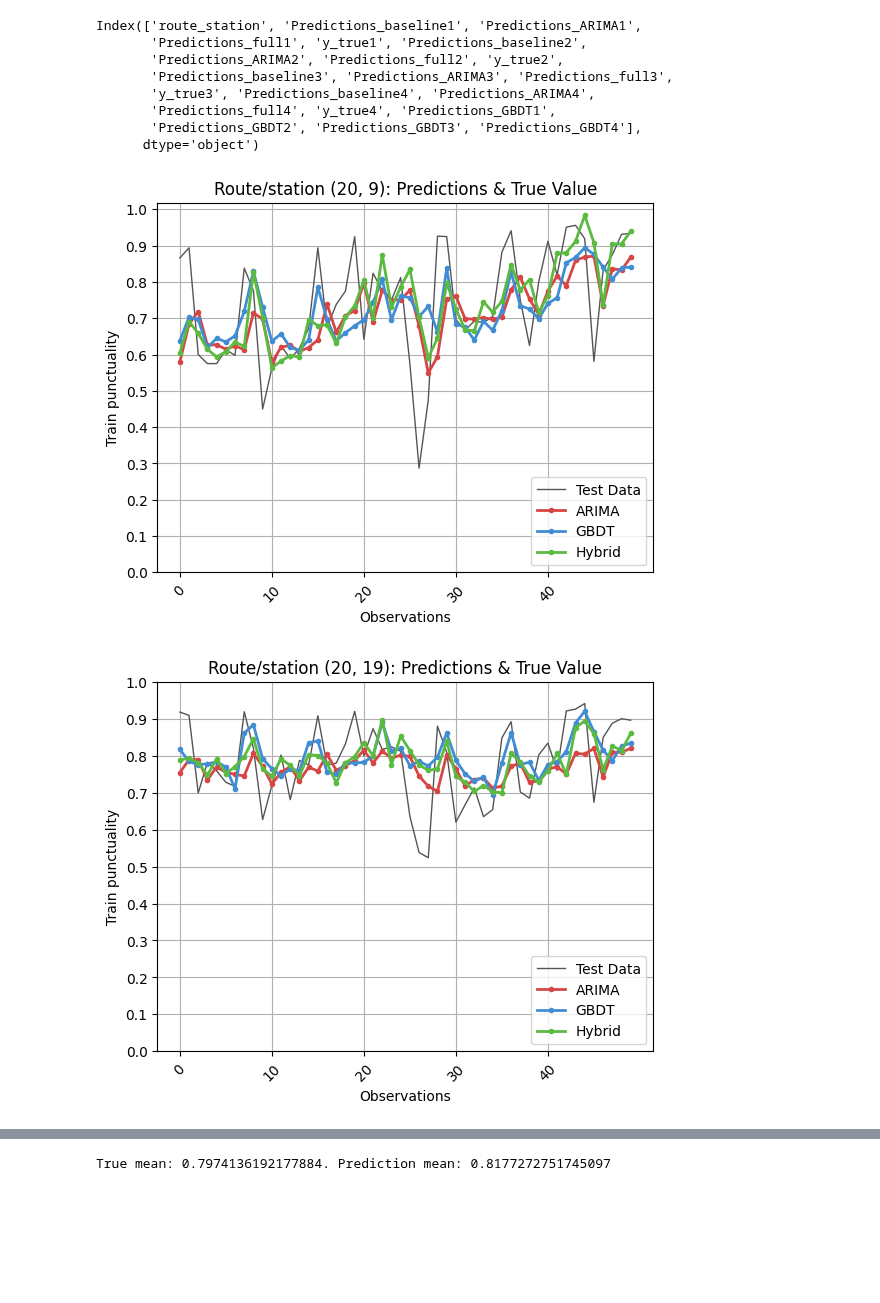
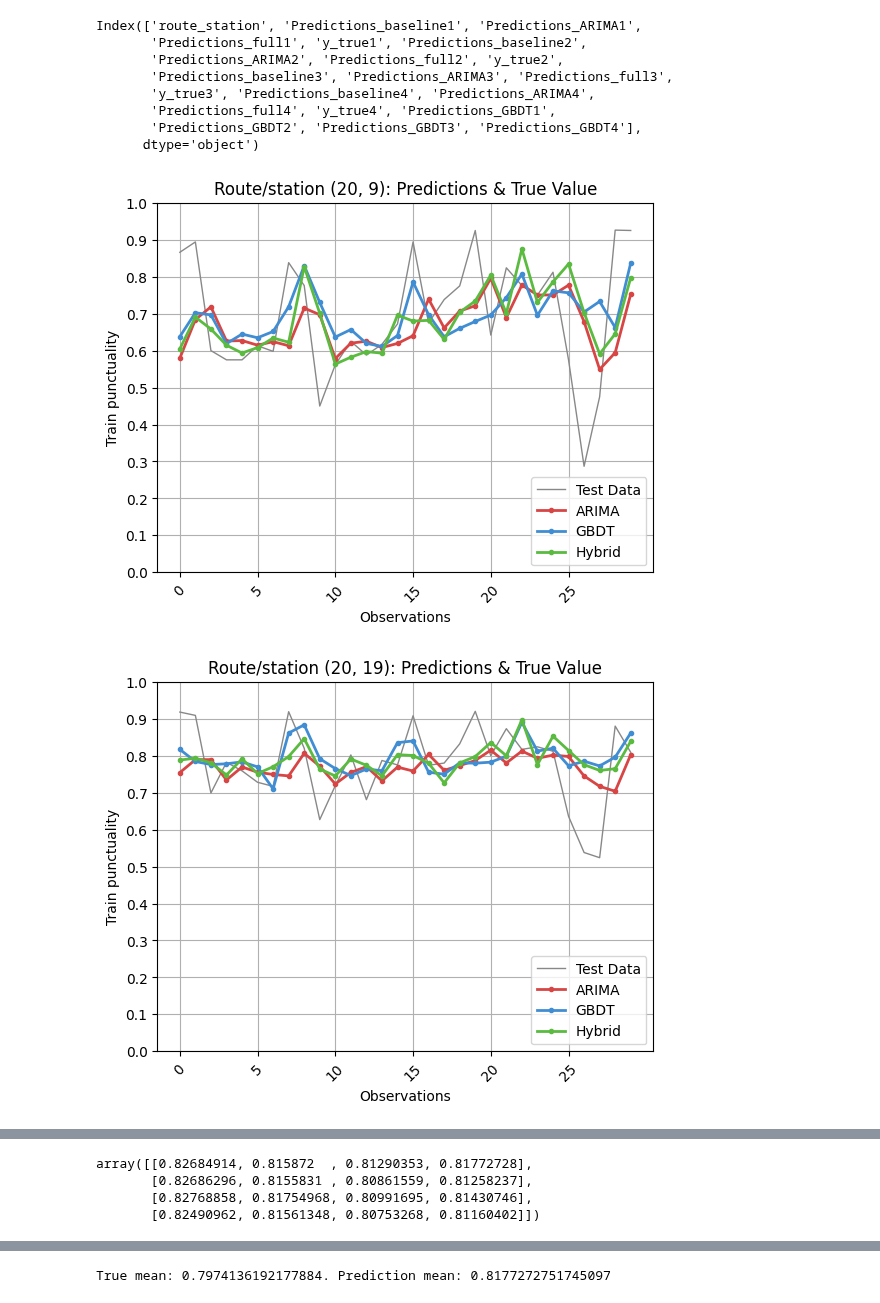
Before and after one commit to clarachristiansen/Bachelor_project, a Jupyter notebook: Visualize_CV_shifted.ipynb, the cells around one changed output, grey strips where cells are left out. Cells and saved outputs as stored; diff of their text form; code cells hidden in the pictures; blank space fills up the shorter version.

```diff
--- a/Visualize_CV_shifted.ipynb
+++ b/Visualize_CV_shifted.ipynb
@@ -626,36 +704,37 @@ class Predictions(Results):
     def __init__(self, dataset_name, model_names, specific_train_route=None, x=4):
         super().__init__('Predictions', dataset_name, model_names, specific_train_route, x)
 
-    def prediction_plot(self, i, initial_start, arima=False, use_extracted=True, use_gbdt=False):
+    def prediction_plot(self, i, start, end, arima=False, use_extracted=True, use_gbdt=False):
         data = self.data
         if use_extracted: data = self.data_route
-        initial_start = initial_start
         for row_no, row in data.iterrows():
             y_test = row[f'y_true{i}']
             # Extract corresponding predictions from predictions DataFrame
             predictions_full = row[f'Predictions_full{i}']
             # Dates:
-            x_dates = np.arange(initial_start)
+            x_dates = np.arange(start-end)
             route_station = row['route_station']
-            plt.plot(x_dates[-initial_start:], y_test[-initial_start:], color='#555555', label='Test Data', linewidth=1)
+            plt.plot(x_dates, y_test[-start:-end], color='#888888', label='Test Data', linewidth=1)
             if arima:
                 predictions_arima = row.get(f'Predictions_ARIMA{i}', [None])
-                plt.plot(x_dates[-initial_start:], predictions_arima[-initial_start:], color='#D84545', marker='.', label='ARIMA', linewidth=2)
+                plt.plot(x_dates, predictions_arima[-start:-end], color='#D84545', marker='.', label='ARIMA', linewidth=2)
             if use_gbdt:
                 predictions_gbdt = row.get(f'Predictions_GBDT{i}', [None])
-                plt.plot(x_dates[-initial_start:], predictions_gbdt[-initial_start:], color='#418DD3', marker='.', label='GBDT', linewidth=2)
+                plt.plot(x_dates, predictions_gbdt[-start:-end], color='#418DD3', marker='.', label='GBDT', linewidth=2)
 
-            plt.plot(x_dates[-initial_start:], predictions_full[-initial_start:], color='#5ABB40', marker='.', label='Hybrid', linewidth=2)
+            plt.plot(x_dates, predictions_full[-start:-end], color='#5ABB40', marker='.', label='Hybrid', linewidth=2)
             plt.title(f'Route/station {route_station}: Predictions & True Value')
             plt.xlabel('Observations')
             plt.ylabel('Train punctuality')
             plt.yticks(np.arange(0,1.1,0.1))
-            plt.xticks(x_dates[-initial_start::10], rotation=45)
+            plt.xticks(x_dates[-start::5], rotation=45)
             plt.legend(loc='lower right')
             plt.grid()
+            if row['route_station'] == '(20, 9)':
+                plt.savefig('Images/Predictions_20_9_i=1.pdf')
             plt.show()
-    def prediction_function(self, i, initial_start, arima, use_extracted, use_gbdt=False):
-        self.prediction_plot(i, initial_start, arima, use_extracted, use_gbdt=use_gbdt)
+    def prediction_function(self, i, start, end, arima, use_extracted, use_gbdt=False):
+        self.prediction_plot(i, start, end, arima, use_extracted, use_gbdt=use_gbdt)
 # %%
 ARIMA_XGBoost_Predictions = Predictions('Cleaned', 'ARIMA_XGBoost', 20)
 XGBoost_Predictions = Predictions('Cleaned', 'XGBoost', 20)
@@ -683,7 +762,7 @@ Index(['route_station', 'Predictions_baseline1', 'Predictions_ARIMA1',
        'Predictions_GBDT2', 'Predictions_GBDT3', 'Predictions_GBDT4'],
       dtype='object')
 # %%
-ARIMA_XGBoost_Predictions.prediction_function(i=1, initial_start=50, arima=True, use_extracted=True, use_gbdt=True)
+ARIMA_XGBoost_Predictions.prediction_function(i=1, start=50, end=20, arima=True, use_extracted=True, use_gbdt=True)
 # %% [output]
-[figure, old version]
+[figure, new version]
-[figure, old version]
+[figure, new version]
@@ -692,2 +781,9 @@ ARIMA_XGBoost_Predictions.prediction_function(i=1, initial_start=50, arima=True,
+# %%
+table
+# %% [output]
+array([[0.82684914, 0.815872  , 0.81290353, 0.81772728],
+       [0.82686296, 0.8155831 , 0.80861559, 0.81258237],
+       [0.82768858, 0.81754968, 0.80991695, 0.81430746],
+       [0.82490962, 0.81561348, 0.80753268, 0.81160402]])
 # %%
 # Perspektivering til BaneDanmark.
```
Also changed, not shown: parts of 35 cells of this notebook.
